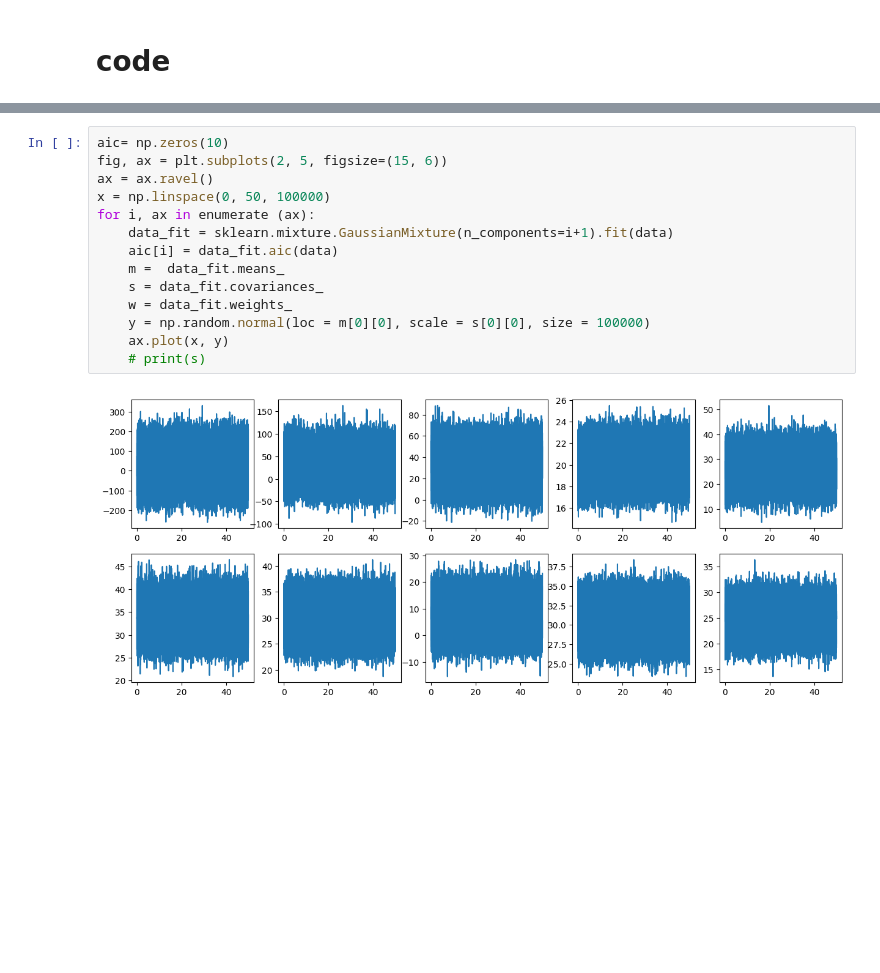
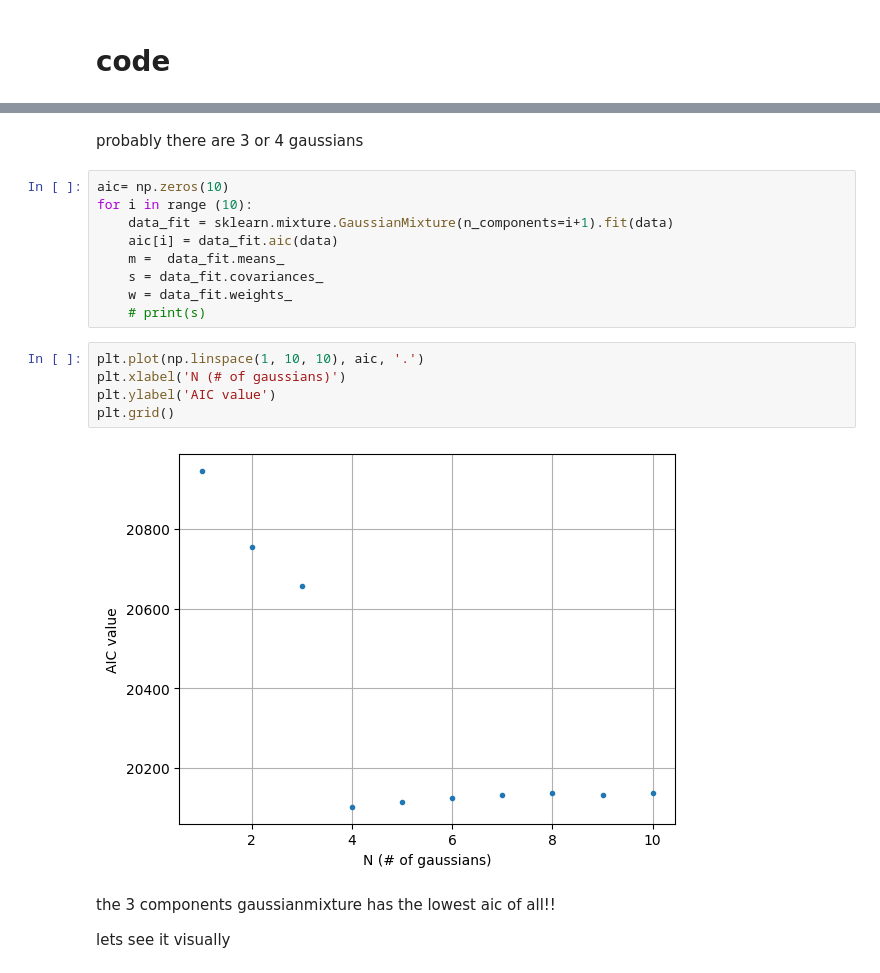
Before and after one commit to Matti-z/astrostatistics_bicocca_2026, a Jupyter notebook: working/sixth.ipynb, the cells around one changed output, grey strips where cells are left out. Drawn from its saved outputs; the diff is of its cells as text; blank space fills up the shorter version.

```diff
--- a/working/sixth.ipynb
+++ b/working/sixth.ipynb
@@ -16,20 +65,26 @@ plt.hist(data, 90);
 [figure]
+# %% [markdown]
+probably there are 3 or 4 gaussians
 # %%
 aic= np.zeros(10)
-fig, ax = plt.subplots(2, 5, figsize=(15, 6))
-ax = ax.ravel()
-x = np.linspace(0, 50, 100000)
-for i, ax in enumerate (ax):
+for i in range (10):
     data_fit = sklearn.mixture.GaussianMixture(n_components=i+1).fit(data)
     aic[i] = data_fit.aic(data)
     m =  data_fit.means_
     s = data_fit.covariances_
     w = data_fit.weights_
-    y = np.random.normal(loc = m[0][0], scale = s[0][0], size = 100000)
-    ax.plot(x, y)
     # print(s)
-# %% [output]
-[figure, removed]
+# %%
+plt.plot(np.linspace(1, 10, 10), aic, '.')
+plt.xlabel('N (# of gaussians)')
+plt.ylabel('AIC value')
+plt.grid()
+# %% [output]
+[figure, added]
+# %% [markdown]
+the 3 components gaussianmixture has the lowest aic of all!!
+
+lets see it visually
 # %%
 fig, axes = plt.subplots(2, 5, figsize=(15, 6), constrained_layout=True)
 axes = axes.ravel()
```
Also changed, not shown: parts of 5 cells of this notebook.
